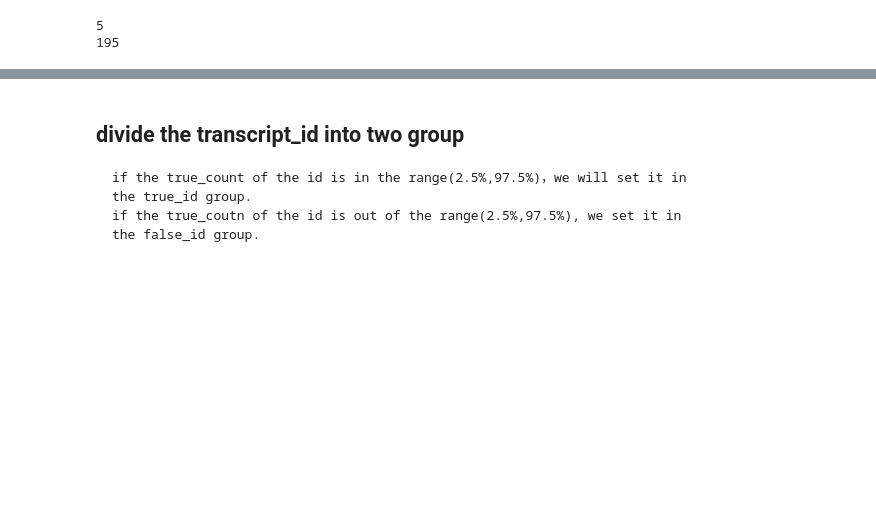
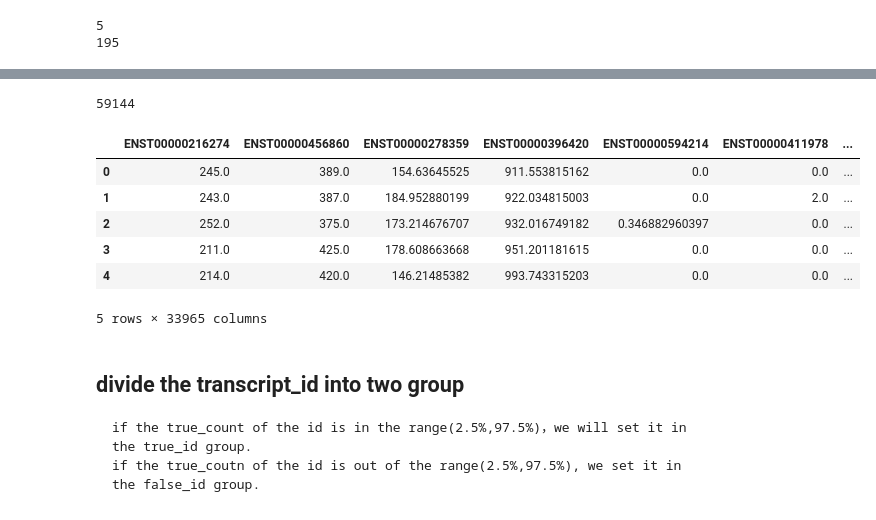
Before and after one commit to weiuniverse/Uncertainty_quantification, a Jupyter notebook: source/Uncertainty_v2.ipynb, the cells around one changed output, grey strips where cells are left out. Cells and saved outputs as stored; diff of their text form; code cells hidden in the pictures; blank space fills up the shorter version.

```diff
--- a/source/Uncertainty_v2.ipynb
+++ b/source/Uncertainty_v2.ipynb
@@ -118,7 +118,7 @@ sort_qb = list(map(list,zip(*sort_qb)))
 # %% [markdown]
 ### transfer to dataframe
 # %%
-df_qb_sorted = pd.DataFrame.from_records(sort_qb, columns=use_id)
+df_qb_sorted = pd.DataFrame.from_records(sort_qb, columns=columns)
 # %% [markdown]
 ## Filter the False
 # %% [markdown]
@@ -136,0 +157,16 @@ percent97dot5 = df_qb_sorted.loc[int(sum*0.975)-1]
+# %%
+fixed_dfquant_boot = df_quant_boot.copy()
+columns = fixed_dfquant_boot.columns
+# %%
+remove_ids = []
+for id in columns:
+    if float(percent97dot5[id]) == 0:
+        remove_ids.append(id)
+# %%
+len(remove_ids)
+# %% [output]
+59144
+# %%
+new_columns = set(columns)-set(remove_ids)
+new_columns = list(new_columns)
+fixed_dfquant_boot = fixed_dfquant_boot[new_columns]
@@ -137,3 +175,13 @@ percent97dot5 = df_qb_sorted.loc[int(sum*0.975)-1]
+# %%
+fixed_dfquant_boot.head(5)
+# %% [output]
+|  | ENST00000216274 | ENST00000456860 | ENST00000278359 | ENST00000396420 | ENST00000594214 | ENST00000411978 | ... |
+| 0 | 245.0 | 389.0 | 154.63645525 | 911.553815162 | 0.0 | 0.0 | ... |
+| 1 | 243.0 | 387.0 | 184.952880199 | 922.034815003 | 0.0 | 2.0 | ... |
+| 2 | 252.0 | 375.0 | 173.214676707 | 932.016749182 | 0.346882960397 | 0.0 | ... |
+| 3 | 211.0 | 425.0 | 178.608663668 | 951.201181615 | 0.0 | 0.0 | ... |
+| 4 | 214.0 | 420.0 | 146.21485382 | 993.743315203 | 0.0 | 0.0 | ... |
+5 rows × 33965 columns
 # %% [markdown]
 ## divide the transcript_id into two group
     if the true_count of the id is in the range(2.5%,97.5%)，we will set it in the true_id group.
```
Also changed, not shown: parts of 4 cells of this notebook, 2 other files.
